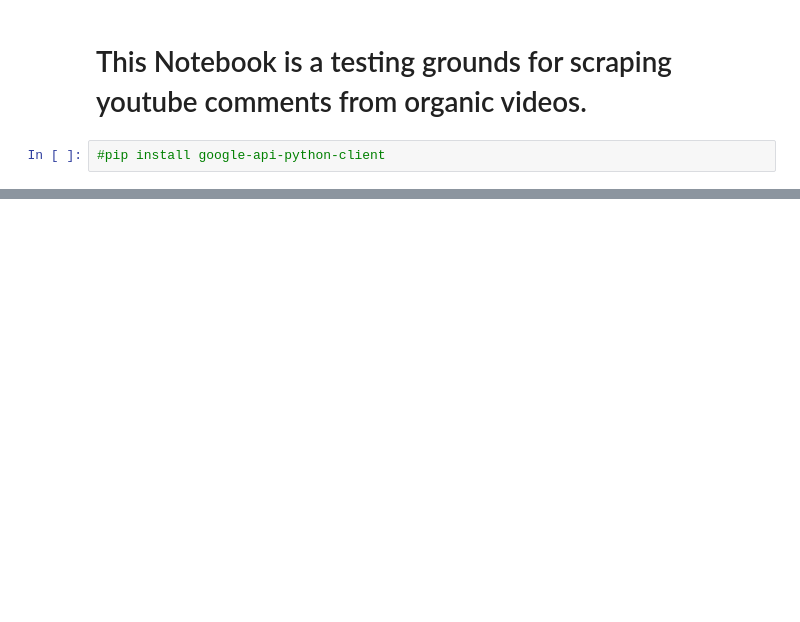
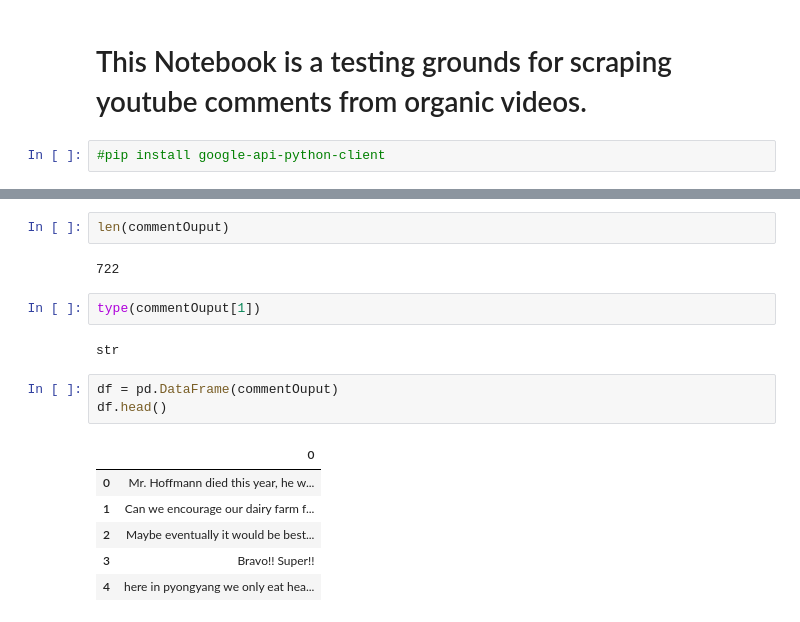
Before and after one commit to cianWalshA/CCT_DA_CA2_AGRI, a Jupyter notebook: Comment Scraping - Youtube Test.ipynb, the cells around one changed output, grey strips where cells are left out. Drawn from its saved outputs; the diff is of its cells as text; blank space fills up the shorter version.

Commit message:
Mostly functional comment scraper - youtube

```diff
--- a/Comment Scraping - Youtube Test.ipynb
+++ b/Comment Scraping - Youtube Test.ipynb
@@ -81,0 +110,18 @@ ValueError: Mixing dicts with non-Series may lead to ambiguous ordering.
+# %%
+len(commentOuput)
+# %% [output]
+722
+# %%
+type(commentOuput[1])
+# %% [output]
+str
+# %%
+df = pd.DataFrame(commentOuput)
+df.head()
+# %% [output]
+|  | 0 |
+| 0 | Mr. Hoffmann died this year, he w... |
+| 1 | Can we encourage our dairy farm f... |
+| 2 | Maybe eventually it would be best... |
+| 3 | Bravo!! Super!! |
+| 4 | here in pyongyang we only eat hea... |
```
Also changed, not shown: parts of 14 cells of this notebook.
